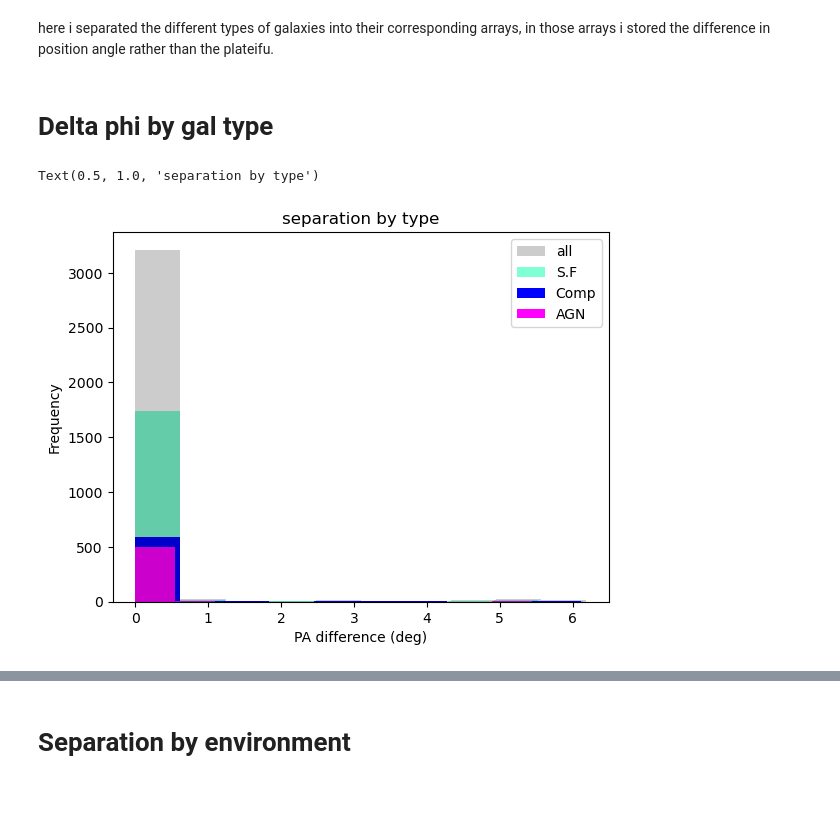
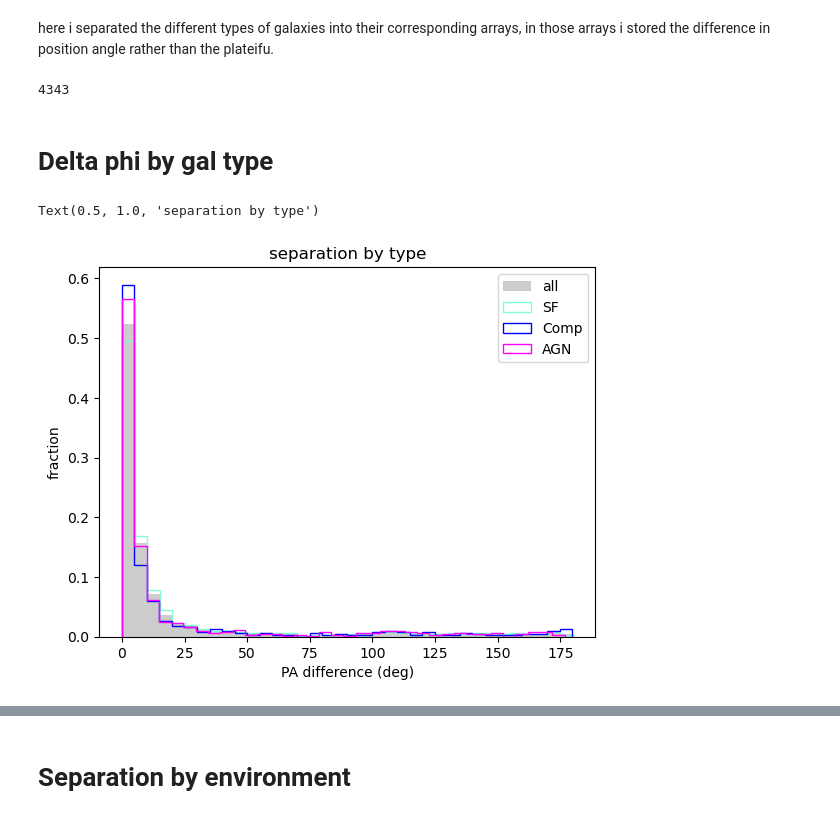
Before and after one commit to DESI-UR/MaNGA-VelMap, a Jupyter notebook: Notebooks/environment_class.ipynb, the cells around one changed output, grey strips where cells are left out. Drawn from its saved outputs; the diff is of its cells as text; code cells hidden in the pictures.

```diff
--- a/Notebooks/environment_class.ipynb
+++ b/Notebooks/environment_class.ipynb
@@ -9,7 +9,7 @@ data_folder = "/Users/Emlilio/School/Internships/UR ASTRO/Data/"
 drpall_fn = data_folder + 'MaNGA_DR17_BPT_vflag.fits'
 drpall_env = Table.read(drpall_fn, format="fits",hdu=1)
 # %%
-drpall_fn = data_folder + 'drpall_ttype_R90_chi2_halpha_stellar.fits'
+drpall_fn = data_folder + 'drpall_ttype_R90_chi2_halpha_stellar_run2.fits'
 drpall = Table.read(drpall_fn, format="fits",hdu=1)
 # %%
 drpall_dict = {}                                    #create the dictionary
@@ -17,3 +17,7 @@ drpall_dict = {}                                    #create the dictionary
 for i in range(len(drpall)):                        #looping through drpall and redefining the index in terms
     plateifu = drpall['plateifu'][i]                #of the plateifu for simplicity
     drpall_dict[plateifu]=i
+# %%
+if 'DPA' not in drpall.colnames:
+    drpall['DPA'] = np.ones(len(drpall)) * -999
+drpall[1]
@@ -55,42 +54,56 @@ all_gal = []
 for plateifu in data_set:
     index = drpall_dict[plateifu]
     gal_class = drpall_env['BPT_class'][index]
-    deltaphi = drpall['stellar_PA'][index] - drpall['PA'][index]
-    if deltaphi>500 or deltaphi<-500:
+    deltaphi = abs((drpall['stellar_PA'][index] - drpall['PA'][index])*180/np.pi)
+   # chi2 = drpall['chi_nu'][index]
+   # schi2 = drpall['stellar_chi_nu'][index]
+   # if chi2>200 or schi2>200:
+   #     continue
+    if deltaphi>500:
         continue
+    if deltaphi>=180:
+        deltaphi = deltaphi-180
+
+    drpall['DPA'][index] =  deltaphi
     all_gal.append(abs(deltaphi))
     if gal_class == 0.0:
-        deltaphi = drpall['stellar_PA'][index] - drpall['PA'][index]
         unclassified.append(abs(deltaphi))
     elif gal_class == 1.0:
-        deltaphi = drpall['stellar_PA'][index] - drpall['PA'][index]
         star_forming.append(abs(deltaphi))
     elif gal_class == 2.0:
-        deltaphi = drpall['stellar_PA'][index] - drpall['PA'][index]
         composite.append(abs(deltaphi))
     elif gal_class == 3.0:
-        deltaphi = drpall['stellar_PA'][index] - drpall['PA'][index]
         AGN.append(abs(deltaphi))
     else:
         print('error : ',index)
         continue
+
+len(all_gal)
+# %% [output]
+4343
 # %% [markdown]
 # Delta phi by gal type
 # %%
+weights_all  = np.ones_like(all_gal) / len(all_gal)
+weights_sf  = np.ones_like(star_forming) / len(star_forming)
+weights_agn = np.ones_like(AGN) / len(AGN)
+weights_comp = np.ones_like(composite) / len(composite)
 
-plt.hist(all_gal, bins = 10 , color = 'black',zorder = 5, alpha = .2, label = 'all')
-plt.hist(star_forming, bins = 10, color = 'aquamarine' ,label = 'S.F')
-plt.hist(composite, bins = 10, color = 'blue' , label = 'Comp')
-plt.hist(AGN, bins = 10, color = 'magenta', label = 'AGN' )
+bins_all = 36
+
+plt.hist(all_gal     , bins = bins_all, weights = weights_all , color = 'black'     ,   label = 'all',alpha = 0.2)
+plt.hist(star_forming, bins = bins_all, weights = weights_sf  , color = 'aquamarine', histtype='step',   label = 'SF')
+plt.hist(composite   , bins = bins_all, weights = weights_comp, color = 'blue'       , histtype='step',   label = 'Comp')
+plt.hist(AGN         , bins = bins_all, weights = weights_agn , color = 'magenta'   , histtype='step',   label = 'AGN' )
 
 plt.legend(loc='upper right', fancybox=True, framealpha=0.8, fontsize=10)
 
 #plt.xlim(0,round(np.max(all_gal)+1))
-plt.ylabel('Frequency')
+plt.ylabel('fraction')
 
 plt.xlabel('PA difference (deg)')
 
 plt.title('separation by type')
 # %% [output]
 Text(0.5, 1.0, 'separation by type')
-[figure, old version]
+[figure, new version]
```
Also changed, not shown: parts of 13 cells of this notebook.
